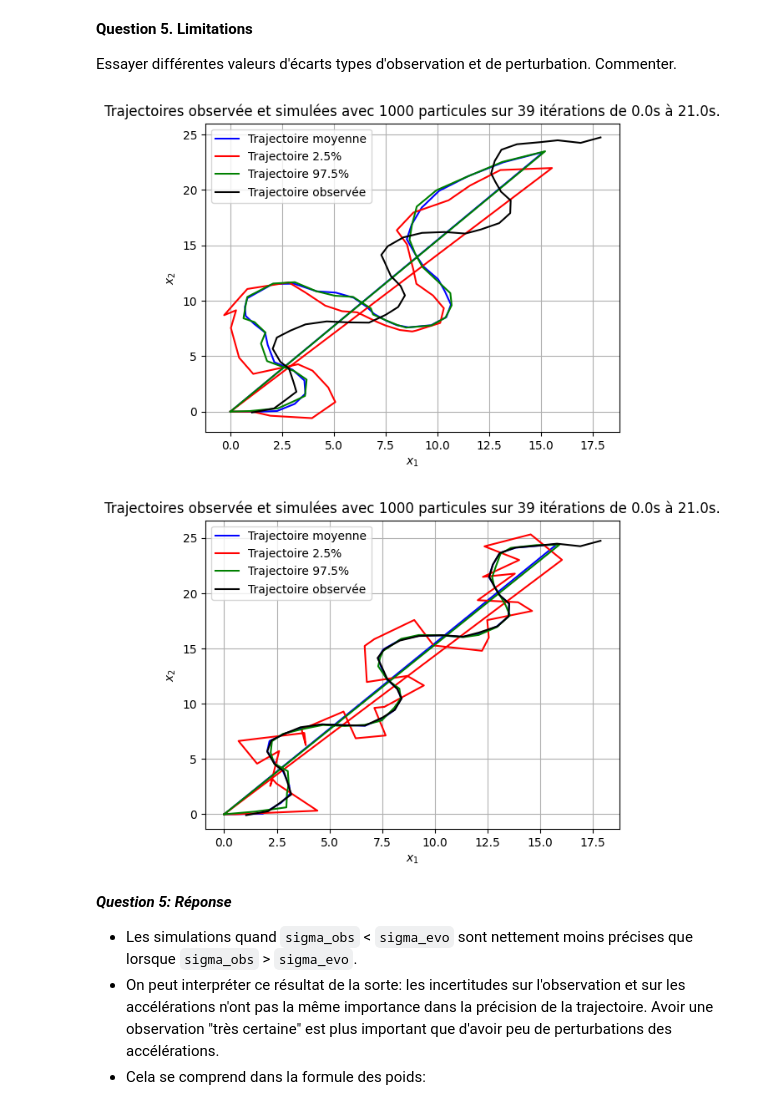
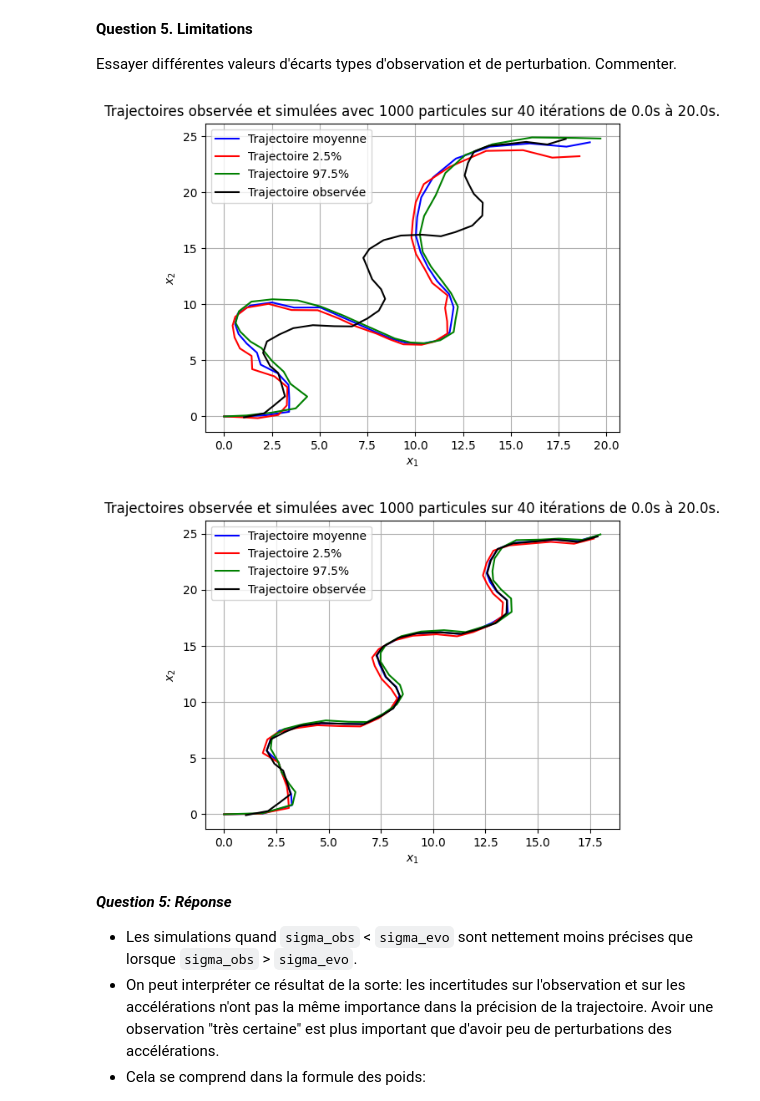
Before and after one commit to SushiOfDestiny/ue11_equdiff_proba_eval, a Jupyter notebook: Projet Probabilités - Complete.ipynb, the cells around one changed output. Cells and saved outputs as stored; diff of their text form; code cells hidden in the pictures.

Commit message:
chgt quantiles

```diff
--- a/Projet Probabilités - Complete.ipynb
+++ b/Projet Probabilités - Complete.ipynb
@@ -521,7 +525,7 @@ def show_traj(nb_iter, list_traj):
 # %%
 # calcul nuage avec T=20s
 x, w = kalm_prob()
-nb_iter = len(x)-1  # nb d'itérations effectivement calculées
+nb_iter = len(w)  # nb d'itérations effectivement calculées
 # %% [output]
 on sort à 22
 # %%
@@ -535,7 +539,7 @@ plt.show()
 # %%
 # calcul trajectoire moyenne
 x_m = np.zeros((nb_iter, n), dtype=np.longdouble)
-for k in range(nb_iter-1):
+for k in range(nb_iter):
     x_m[k] = np.average(x[k], 0, w[k])
 # %% [markdown]
 **Question 3. Représentation graphique (2)**
@@ -586,16 +583,3 @@ show_traj(nb_iter, [[x_m, "Trajectoire moyenne", "blue"], [
 **Question 4. Prédiction**
 
 Propager les particules jusqu'au temps 21. Les représenter graphiquement. Commenter.
-# %%
-# calcul nuage avec T=21s
-T = 21
-x, w = kalm_prob()
-nb_iter = len(x)-1  # nb d'itérations effectivement calculées
-
-# calcul trajectoire moyenne
-x_m = np.zeros((nb_iter, n), dtype=np.longdouble)
-for k in range(nb_iter-1):
-    x_m[k] = np.average(x[k], 0, w[k])
-
-qt_x025 = get_quant_traj_positions(0.025, w, x)
-qt_x975 = get_quant_traj_positions(0.975, w, x)
@@ -618,7 +621,7 @@ Essayer différentes valeurs d'écarts types d'observation et de perturbation. C
 N = 1000
 n = 5
 t0 = 0.
-T = 21.
+T = 20.
 n_obs = 40
 pas_obs = (T-t0)/n_obs  # pas d'observation
 t_obs = np.linspace(0.5, T, n_obs)  # dates auxquelles on observe
@@ -635,21 +638,21 @@ x0 = np.array([0, 0, 0, 2, 0])
 
 # calcul nuage avec T=21s
 x, w = kalm_prob()
-nb_iter = len(x)-1  # nb d'itérations effectivement calculées
-
-# calcul trajectoire moyenne
-x_m = np.zeros((nb_iter, n), dtype=np.longdouble)
-for k in range(nb_iter-1):
-    x_m[k] = np.average(x[k], 0, w[k])
-
-qt_x025 = get_quant_traj_positions(0.025, w, x)
-qt_x975 = get_quant_traj_positions(0.975, w, x)
+nb_iter = len(x)  # nb d'itérations effectivement calculées
 # %%
+# calcul trajectoire moyenne
+x_m = np.zeros((nb_iter, n), dtype=np.longdouble)
+for k in range(nb_iter):
+    x_m[k] = np.average(x[k], 0, w[k])
+
+qt_traj=quantile_trajectories(x,w)
+qt_x025=qt_traj[:,0,:]
+qt_x975=qt_traj[:,1,:]
 # affichage trajectoire
 show_traj(nb_iter, [[x_m, "Trajectoire moyenne", "blue"], [
           qt_x025, "Trajectoire 2.5%", "red"], [qt_x975, "Trajectoire 97.5%", "green"]])
 # %% [output]
-[figure, old version]
+[figure, new version]
 # %%
 N = 1000
 n = 5
@@ -683,9 +678,17 @@ qt_x975 = get_quant_traj_positions(0.975, w, x)
 # %%
+# calcul trajectoire moyenne
+x_m = np.zeros((nb_iter, n), dtype=np.longdouble)
+for k in range(nb_iter):
+    x_m[k] = np.average(x[k], 0, w[k])
+
+qt_traj=quantile_trajectories(x,w)
+qt_x025=qt_traj[:,0,:]
+qt_x975=qt_traj[:,1,:]
 # affichage trajectoire
 show_traj(nb_iter, [[x_m, "Trajectoire moyenne", "blue"], [
           qt_x025, "Trajectoire 2.5%", "red"], [qt_x975, "Trajectoire 97.5%", "green"]])
 # %% [output]
-[figure, old version]
+[figure, new version]
 # %% [markdown]
 ***Question 5: Réponse***
 - Les simulations quand `sigma_obs` < `sigma_evo` sont nettement moins précises que lorsque `sigma_obs` > `sigma_evo`.
```
Also changed, not shown: parts of 11 cells of this notebook.
